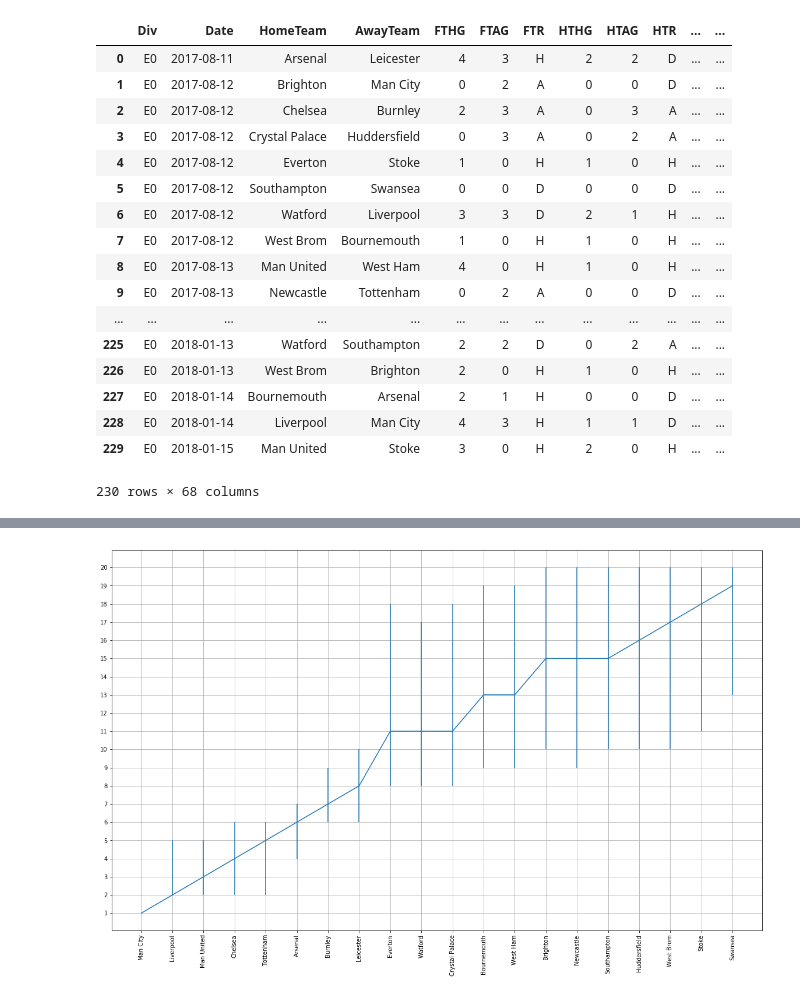
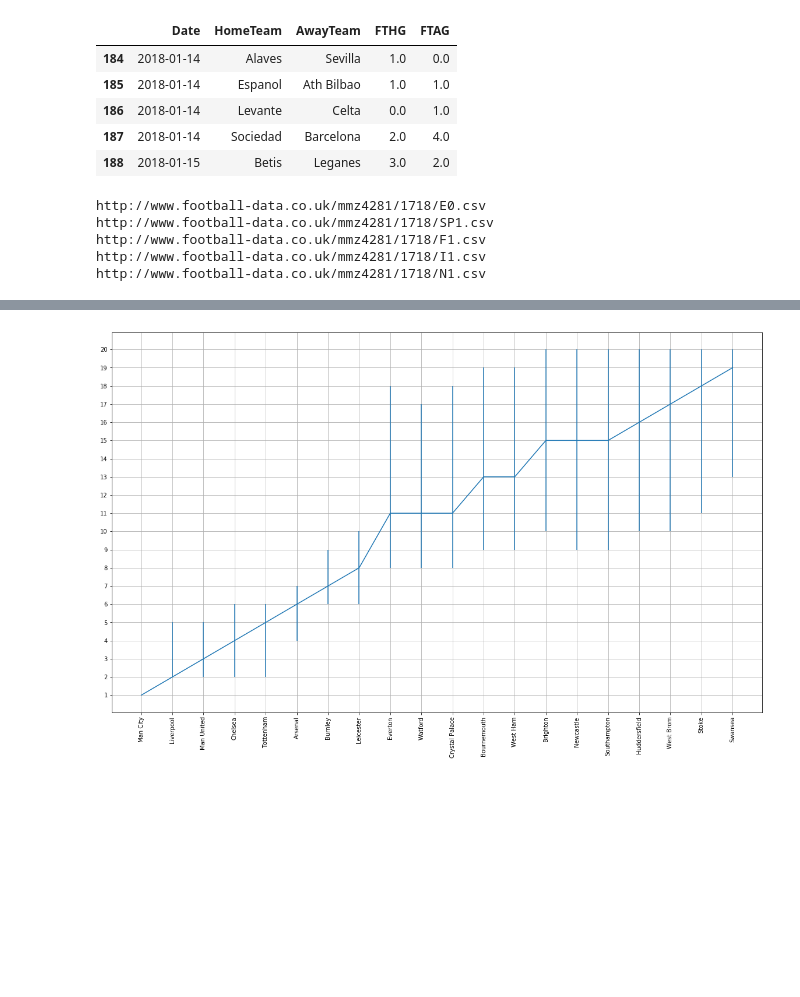
Before and after one commit to tchnvkng/python_notebooks, a Jupyter notebook: premier_league/pl.ipynb, the cells around one changed output, grey strips where cells are left out. Cells and saved outputs as stored; diff of their text form; code cells hidden in the pictures; blank space fills up the shorter version.

```diff
--- a/premier_league/pl.ipynb
+++ b/premier_league/pl.ipynb
@@ -16,24 +18,19 @@ chelsea=seasons['EN'].Teams['Chelsea']
 # %%
-seasons['EN'].all
+seasons['ES'].all.tail()
 # %% [output]
-|  | Div | Date | HomeTeam | AwayTeam | FTHG | FTAG | FTR | HTHG | HTAG | HTR | ... | ... |
-| 0 | E0 | 2017-08-11 | Arsenal | Leicester | 4 | 3 | H | 2 | 2 | D | ... | ... |
-| 1 | E0 | 2017-08-12 | Brighton | Man City | 0 | 2 | A | 0 | 0 | D | ... | ... |
-| 2 | E0 | 2017-08-12 | Chelsea | Burnley | 2 | 3 | A | 0 | 3 | A | ... | ... |
-| 3 | E0 | 2017-08-12 | Crystal Palace | Huddersfield | 0 | 3 | A | 0 | 2 | A | ... | ... |
-| 4 | E0 | 2017-08-12 | Everton | Stoke | 1 | 0 | H | 1 | 0 | H | ... | ... |
-| 5 | E0 | 2017-08-12 | Southampton | Swansea | 0 | 0 | D | 0 | 0 | D | ... | ... |
-| 6 | E0 | 2017-08-12 | Watford | Liverpool | 3 | 3 | D | 2 | 1 | H | ... | ... |
-| 7 | E0 | 2017-08-12 | West Brom | Bournemouth | 1 | 0 | H | 1 | 0 | H | ... | ... |
-| 8 | E0 | 2017-08-13 | Man United | West Ham | 4 | 0 | H | 1 | 0 | H | ... | ... |
-| 9 | E0 | 2017-08-13 | Newcastle | Tottenham | 0 | 2 | A | 0 | 0 | D | ... | ... |
-| ... | ... | ... | ... | ... | ... | ... | ... | ... | ... | ... | ... | ... |
-| 225 | E0 | 2018-01-13 | Watford | Southampton | 2 | 2 | D | 0 | 2 | A | ... | ... |
-| 226 | E0 | 2018-01-13 | West Brom | Brighton | 2 | 0 | H | 1 | 0 | H | ... | ... |
-| 227 | E0 | 2018-01-14 | Bournemouth | Arsenal | 2 | 1 | H | 0 | 0 | D | ... | ... |
-| 228 | E0 | 2018-01-14 | Liverpool | Man City | 4 | 3 | H | 1 | 1 | D | ... | ... |
-| 229 | E0 | 2018-01-15 | Man United | Stoke | 3 | 0 | H | 2 | 0 | H | ... | ... |
+|  | Date | HomeTeam | AwayTeam | FTHG | FTAG |
+| 184 | 2018-01-14 | Alaves | Sevilla | 1.0 | 0.0 |
+| 185 | 2018-01-14 | Espanol | Ath Bilbao | 1.0 | 1.0 |
+| 186 | 2018-01-14 | Levante | Celta | 0.0 | 1.0 |
+| 187 | 2018-01-14 | Sociedad | Barcelona | 2.0 | 4.0 |
+| 188 | 2018-01-15 | Betis | Leganes | 3.0 | 2.0 |
-230 rows × 68 columns
 # %%
 for _season in seasons:
+    print(_season.url)
     _season.calibrate()
+# %% [output]
+http://www.football-data.co.uk/mmz4281/1718/E0.csv
+http://www.football-data.co.uk/mmz4281/1718/SP1.csv
+http://www.football-data.co.uk/mmz4281/1718/F1.csv
+http://www.football-data.co.uk/mmz4281/1718/I1.csv
+http://www.football-data.co.uk/mmz4281/1718/N1.csv
```
Also changed, not shown: parts of 10 cells of this notebook, 1 other file.
